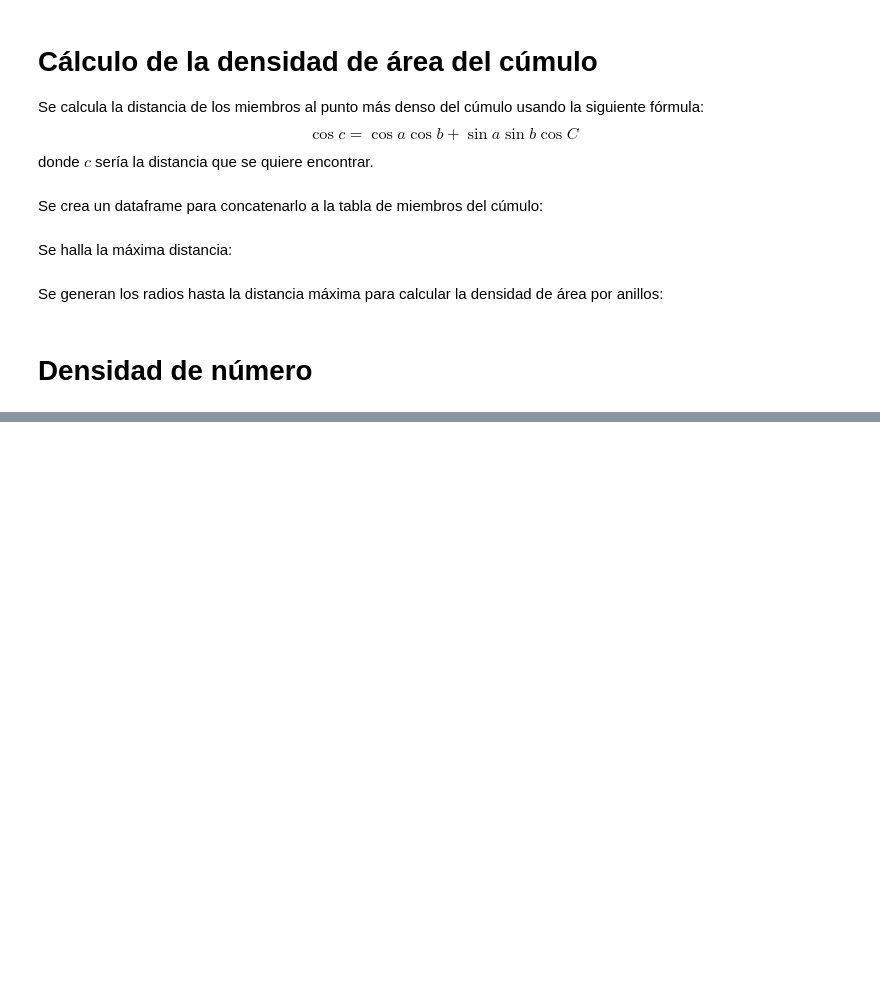
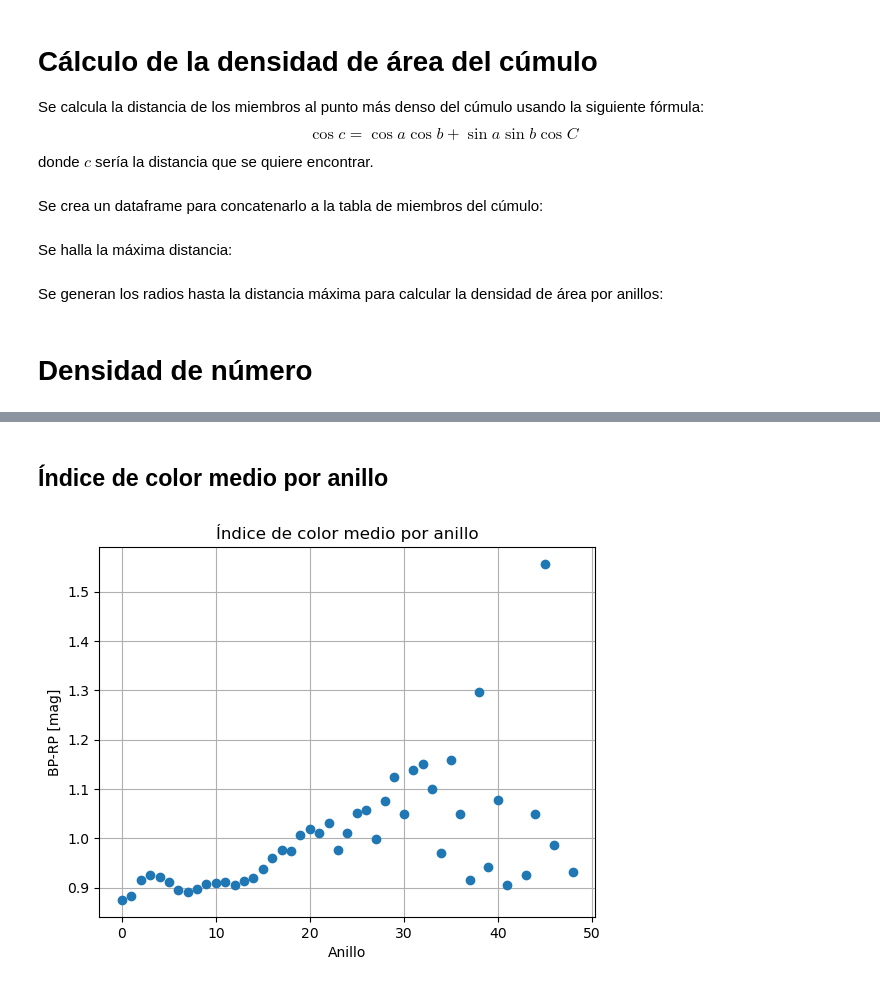
Before and after one commit to bejacore/trabajo-de-grado, a Jupyter notebook: notebooks/01-exploracion.ipynb, the cells around one changed output, grey strips where cells are left out. Saved outputs shown, nothing was run; the diff lists cells and outputs as text; code cells hidden in the pictures; blank space fills up the shorter version.

```diff
--- a/notebooks/01-exploracion.ipynb
+++ b/notebooks/01-exploracion.ipynb
@@ -197,0 +182,12 @@ ppp[['ring', 'pmRA', 'pmDE']].groupby('ring').mean()
+# %% [markdown]
+## Índice de color medio por anillo
+# %%
+cluster_members_per_ring['BP-RP'].plot(
+    style='o',
+    xlabel='Anillo',
+    ylabel='BP-RP [mag]',
+    title='Índice de color medio por anillo',
+    grid=True)
+plt.show()
+# %% [output]
+[figure, added]
```
Also changed, not shown: parts of 13 cells of this notebook.
